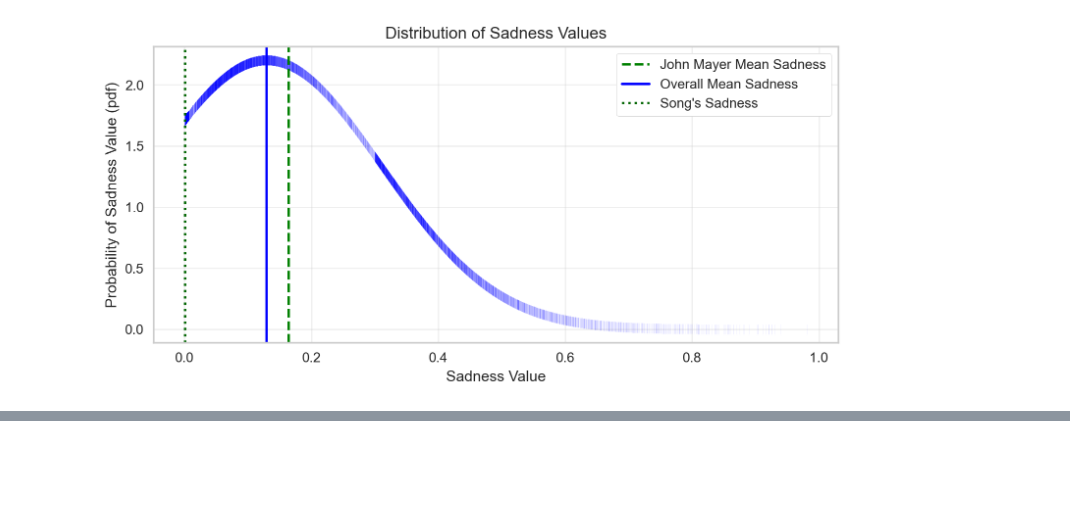
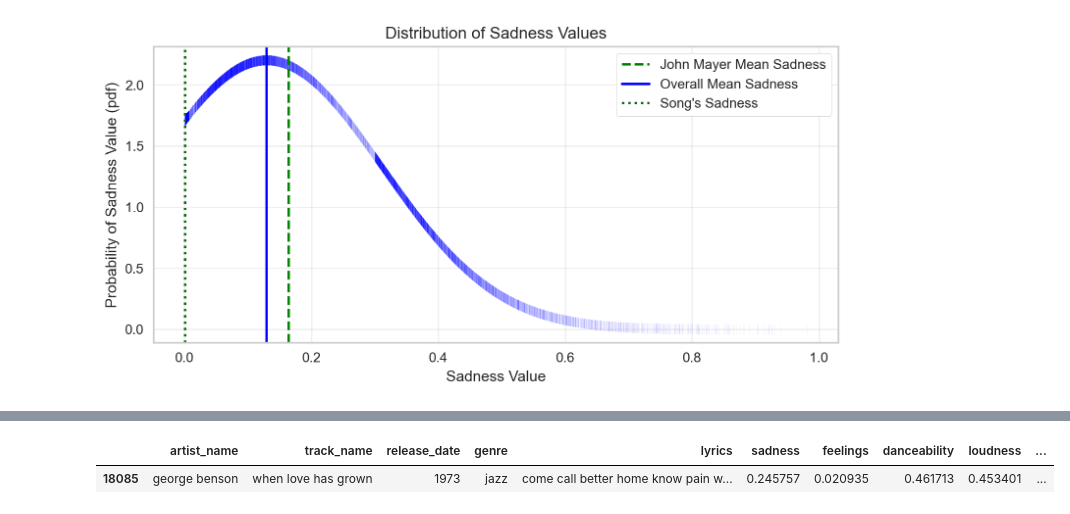
Before and after one commit to meyerpedro/Music_For_Creators-Recommender, a Jupyter notebook: notebook/Capstone 3.ipynb, the cells around one changed output, grey strips where cells are left out. Drawn from its saved outputs; the diff is of its cells as text; code cells hidden in the pictures; blank space fills up the shorter version.

```diff
--- a/notebook/Capstone 3.ipynb
+++ b/notebook/Capstone 3.ipynb
@@ -978,0 +969,5 @@ table[0:4]['lyrics'].values
+# %%
+final_df.loc[final_df['track_name']=='when love has grown']
+# %% [output]
+|  | artist_name | track_name | release_date | genre | lyrics | sadness | feelings | danceability | loudness | ... |
+| 18085 | george benson | when love has grown | 1973 | jazz | come call better home know pain w... | 0.245757 | 0.020935 | 0.461713 | 0.453401 | ... |
```
Also changed, not shown: parts of 4 cells of this notebook, 25 other files.
